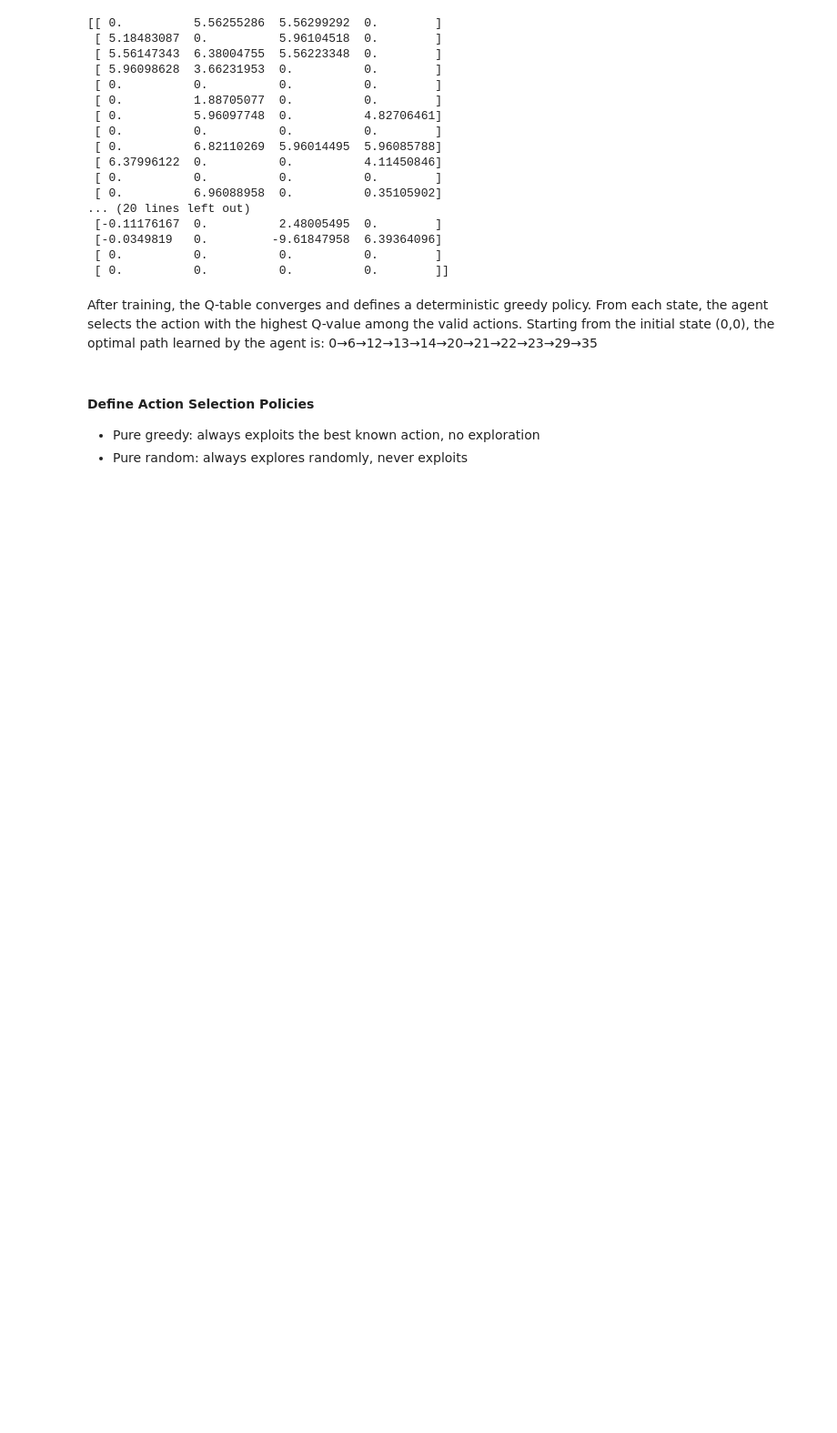
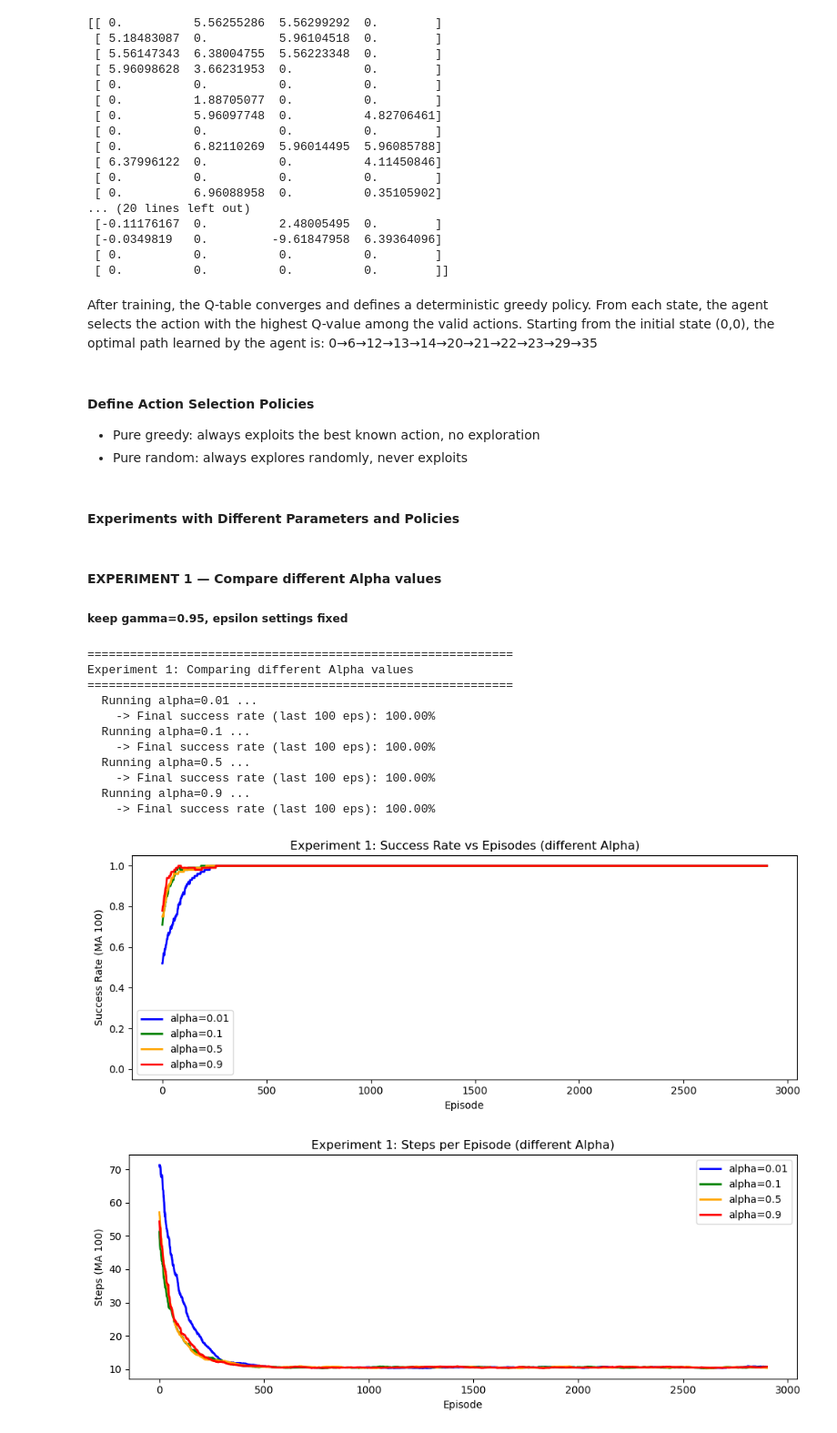
Before and after one commit to BoFu001/Deep-reinforcement-learning, a Jupyter notebook: INM707-FU.ipynb, the cells around one changed output. Shown at 91% size. Cells and saved outputs as stored; diff of their text form; code cells hidden in the pictures; blank space fills up the shorter version.

Commit message:
Add alpha, gamma, policy comparison

```diff
--- a/INM707-FU.ipynb
+++ b/INM707-FU.ipynb
@@ -552,3 +552,5 @@ def choose_action_random(R, s):
     if len(available_actions) == 0:
         return None
     return np.random.choice(available_actions)
+# %% [markdown]
+#### Experiments with Different Parameters and Policies
@@ -554,0 +646,65 @@ def choose_action_random(R, s):
+# %% [markdown]
+#### EXPERIMENT 1 — Compare different Alpha values
+##### keep gamma=0.95, epsilon settings fixed
+# %%
+print("=" * 60)
+print("Experiment 1: Comparing different Alpha values")
+print("=" * 60)
+
+alpha_values = [0.01, 0.1, 0.5, 0.9]
+colors_alpha = ['blue', 'green', 'orange', 'red']
+
+results_alpha = {}
+for alpha in alpha_values:
+    print(f"  Running alpha={alpha} ...")
+    r, s, sc = run_experiment(
+        alpha=alpha,
+        gamma=0.95,
+        epsilon_start=1.0,
+        epsilon_decay=0.995,
+        min_epsilon=0.05,
+        episodes=3000,
+        max_steps=200,
+        policy='eps_greedy'
+    )
+    results_alpha[alpha] = {'rewards': r, 'steps': s, 'success': sc}
+    print(f"    -> Final success rate (last 100 eps): {np.mean(sc[-100:]):.2%}")
+
+# Plot: Success Rate
+plt.figure(figsize=(10, 4))
+for alpha, color in zip(alpha_values, colors_alpha):
+    ma = moving_average(results_alpha[alpha]['success'], window=100)
+    plt.plot(ma, label=f'alpha={alpha}', color=color, linewidth=2)
+plt.title('Experiment 1: Success Rate vs Episodes (different Alpha)')
+plt.xlabel('Episode')
+plt.ylabel('Success Rate (MA 100)')
+plt.ylim(-0.05, 1.05)
+plt.legend()
+plt.tight_layout()
+plt.show()
+
+# Plot: Steps per Episode
+plt.figure(figsize=(10, 4))
+for alpha, color in zip(alpha_values, colors_alpha):
+    ma = moving_average(results_alpha[alpha]['steps'], window=100)
+    plt.plot(ma, label=f'alpha={alpha}', color=color, linewidth=2)
+plt.title('Experiment 1: Steps per Episode (different Alpha)')
+plt.xlabel('Episode')
+plt.ylabel('Steps (MA 100)')
+plt.legend()
+plt.tight_layout()
+plt.show()
+# %% [output]
+============================================================
+Experiment 1: Comparing different Alpha values
+============================================================
+  Running alpha=0.01 ...
+    -> Final success rate (last 100 eps): 100.00%
+  Running alpha=0.1 ...
+    -> Final success rate (last 100 eps): 100.00%
+  Running alpha=0.5 ...
+    -> Final success rate (last 100 eps): 100.00%
+  Running alpha=0.9 ...
+    -> Final success rate (last 100 eps): 100.00%
+[figure, added]
+[figure, added]
```
Also changed, not shown: parts of 5 cells of this notebook, 7 other files.
